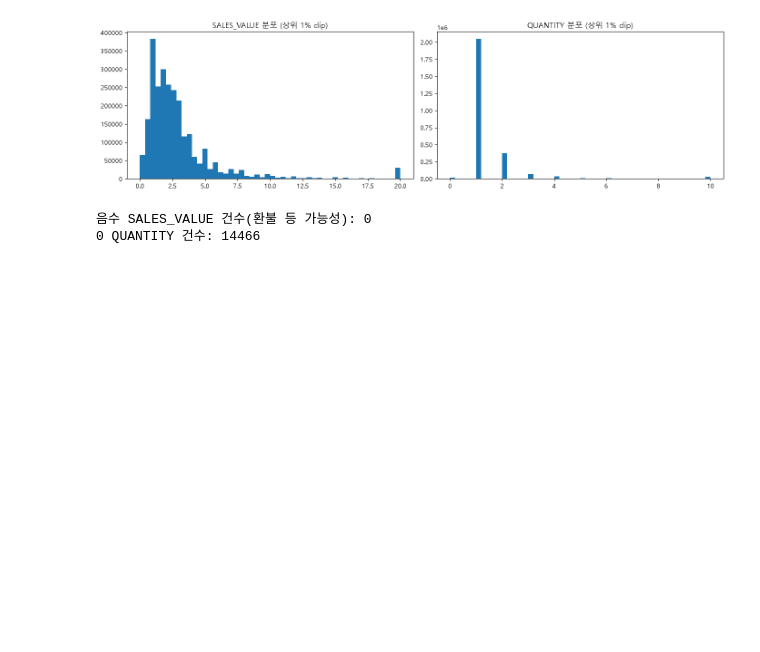
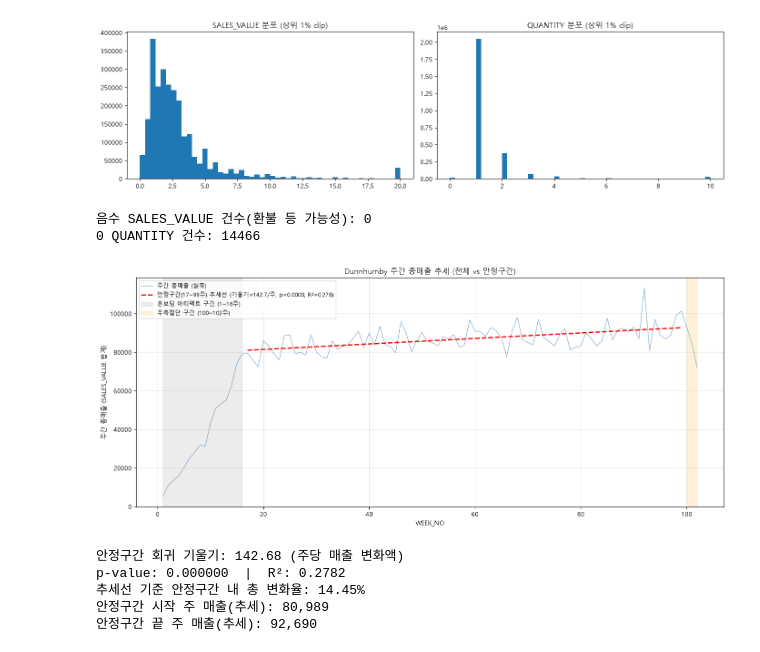
Before and after one commit to jiwoon-oh/ai-data-bootcamp, a Jupyter notebook: project-dunnhumby/dunnhumby_data_overview.ipynb, the cells around one changed output. Cells and saved outputs as stored; diff of their text form; code cells hidden in the pictures; blank space fills up the shorter version.

Commit message:
dunnhumby project day3

```diff
--- a/project-dunnhumby/dunnhumby_data_overview.ipynb
+++ b/project-dunnhumby/dunnhumby_data_overview.ipynb
@@ -550,3 +550,66 @@ print("0 QUANTITY 건수:", (tx["QUANTITY"] == 0).sum())
 [figure]
 음수 SALES_VALUE 건수(환불 등 가능성): 0
 0 QUANTITY 건수: 14466
+# %%
+import pandas as pd
+import numpy as np
+import matplotlib.pyplot as plt
+from scipy import stats
+
+# 1. 데이터 로드 (필요한 컬럼만)
+tx = pd.read_csv("data/transaction_data.csv", usecols=["household_key", "WEEK_NO", "SALES_VALUE"])
+
+# 2. 주차별 총매출 집계
+weekly_rev = tx.groupby("WEEK_NO")["SALES_VALUE"].sum().reset_index()
+weekly_rev = weekly_rev.sort_values("WEEK_NO")
+
+# 3. 안정구간(17~99주) vs 전체 구분
+stable = weekly_rev[(weekly_rev["WEEK_NO"] >= 17) & (weekly_rev["WEEK_NO"] <= 99)]
+
+# 4. 안정구간 기준 선형회귀 (추세선)
+slope, intercept, r_value, p_value, std_err = stats.linregress(
+    stable["WEEK_NO"], stable["SALES_VALUE"]
+)
+trend_line = slope * stable["WEEK_NO"] + intercept
+
+# 5. 시각화
+fig, ax = plt.subplots(figsize=(14, 6))
+
+# 전체 실제 매출 (얇은 선)
+ax.plot(weekly_rev["WEEK_NO"], weekly_rev["SALES_VALUE"],
+        color="steelblue", linewidth=1, alpha=0.6, label="주간 총매출 (실측)")
+
+# 안정구간 추세선 (굵은 점선)
+ax.plot(stable["WEEK_NO"], trend_line,
+        color="red", linewidth=2, linestyle="--",
+        label=f"안정구간(17~99주) 추세선 (기울기={slope:.1f}/주, p={p_value:.4f}, R²={r_value**2:.3f})")
+
+# 제외 구간 음영 처리
+ax.axvspan(weekly_rev["WEEK_NO"].min(), 16, color="gray", alpha=0.15, label="온보딩 아티팩트 구간 (1~16주)")
+ax.axvspan(100, weekly_rev["WEEK_NO"].max(), color="orange", alpha=0.15, label="우측절단 구간 (100~102주)")
+
+ax.set_xlabel("WEEK_NO")
+ax.set_ylabel("주간 총매출 (SALES_VALUE 합계)")
+ax.set_title("Dunnhumby 주간 총매출 추세 (전체 vs 안정구간)")
+ax.legend(loc="upper left", fontsize=9)
+ax.grid(True, alpha=0.3)
+
+plt.tight_layout()
+plt.savefig("weekly_revenue_trend.png", dpi=150)
+plt.show()
+
+# 6. 숫자로도 확인
+total_weeks = stable["WEEK_NO"].max() - stable["WEEK_NO"].min()
+pct_change = (trend_line.iloc[-1] - trend_line.iloc[0]) / trend_line.iloc[0] * 100
+print(f"안정구간 회귀 기울기: {slope:.2f} (주당 매출 변화액)")
+print(f"p-value: {p_value:.6f}  |  R²: {r_value**2:.4f}")
+print(f"추세선 기준 안정구간 내 총 변화율: {pct_change:.2f}%")
+print(f"안정구간 시작 주 매출(추세): {trend_line.iloc[0]:,.0f}")
+print(f"안정구간 끝 주 매출(추세): {trend_line.iloc[-1]:,.0f}")
+# %% [output]
+[figure, added]
+안정구간 회귀 기울기: 142.68 (주당 매출 변화액)
+p-value: 0.000000  |  R²: 0.2782
+추세선 기준 안정구간 내 총 변화율: 14.45%
+안정구간 시작 주 매출(추세): 80,989
+안정구간 끝 주 매출(추세): 92,690
```
Also changed, not shown: 25 other files.
